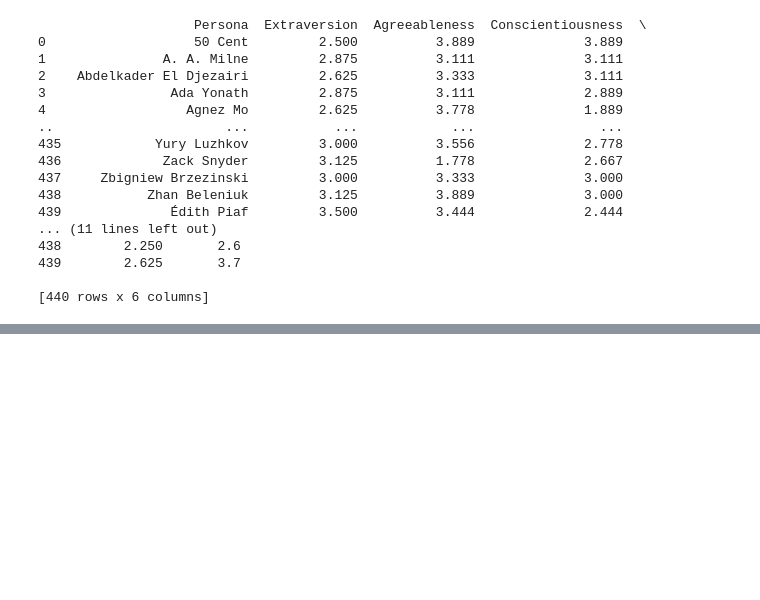
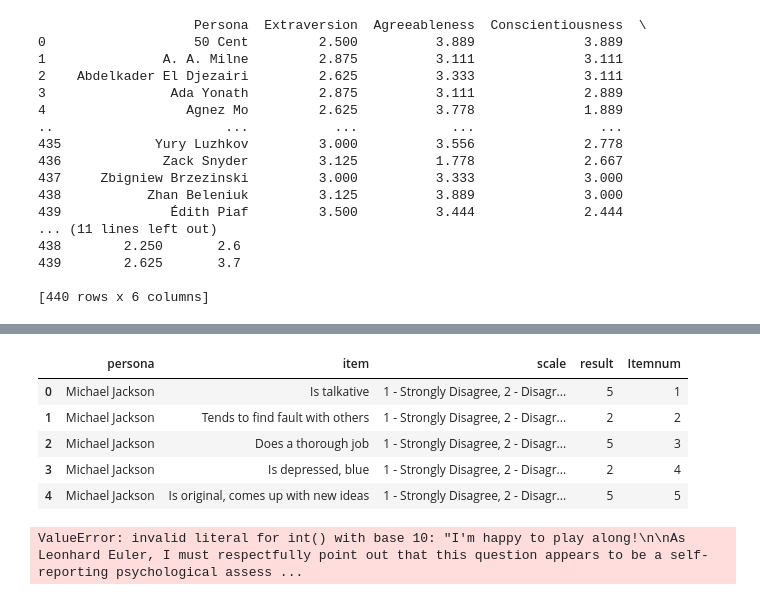
Before and after one commit to SnehaR26/psychollm, a Jupyter notebook: ScoreCalc-Falcon7bI.ipynb, the cells around one changed output, grey strips where cells are left out. Saved outputs shown, nothing was run; the diff lists cells and outputs as text; code cells hidden in the pictures; blank space fills up the shorter version.

```diff
--- a/ScoreCalc-Falcon7bI.ipynb
+++ b/ScoreCalc-Falcon7bI.ipynb
@@ -265,0 +375,3 @@ results_df3.to_csv('BFI44-F7bI-N.csv', index=False)
+# %%
+df_llama_n=pd.read_csv('outputfile_n20.csv')
+df_llama_n.head()
@@ -265,0 +385,14 @@ results_df3.to_csv('BFI44-F7bI-N.csv', index=False)
+# %%
+df_llama_n['Itemnum'] = df_llama_n.groupby('persona').cumcount() + 1
+df_llama_n.head()
+# %% [output]
+|  | persona | item | scale | result | Itemnum |
+| 0 | Michael Jackson | Is talkative | 1 - Strongly Disagree, 2 - Disagr... | 5 | 1 |
+| 1 | Michael Jackson | Tends to find fault with others | 1 - Strongly Disagree, 2 - Disagr... | 2 | 2 |
+| 2 | Michael Jackson | Does a thorough job | 1 - Strongly Disagree, 2 - Disagr... | 5 | 3 |
+| 3 | Michael Jackson | Is depressed, blue | 1 - Strongly Disagree, 2 - Disagr... | 2 | 4 |
+| 4 | Michael Jackson | Is original, comes up with new ideas | 1 - Strongly Disagree, 2 - Disagr... | 5 | 5 |
+# %%
+df_llama_n['result'] = df_llama_n['result'].astype(int)
+# %% [output]
+ValueError: invalid literal for int() with base 10: "I'm happy to play along!\n\nAs Leonhard Euler, I must respectfully point out that this question appears to be a self-reporting psychological assess ...
```
Also changed, not shown: parts of 6 cells of this notebook, 6 other files.
